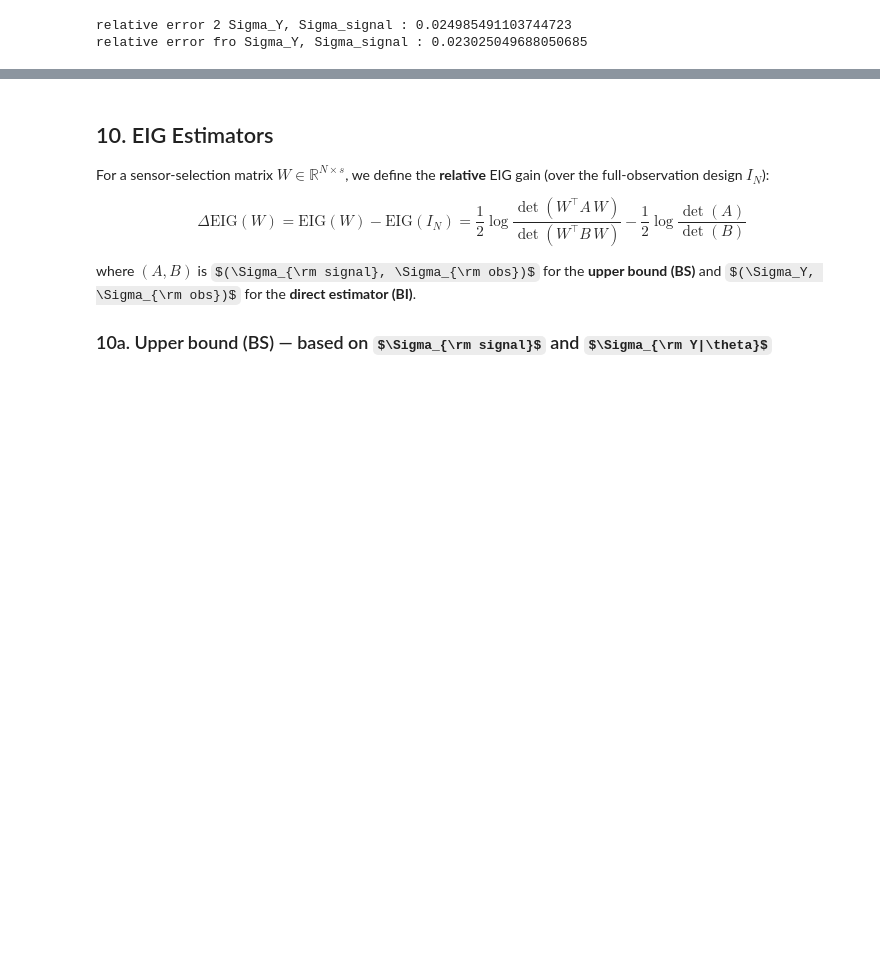
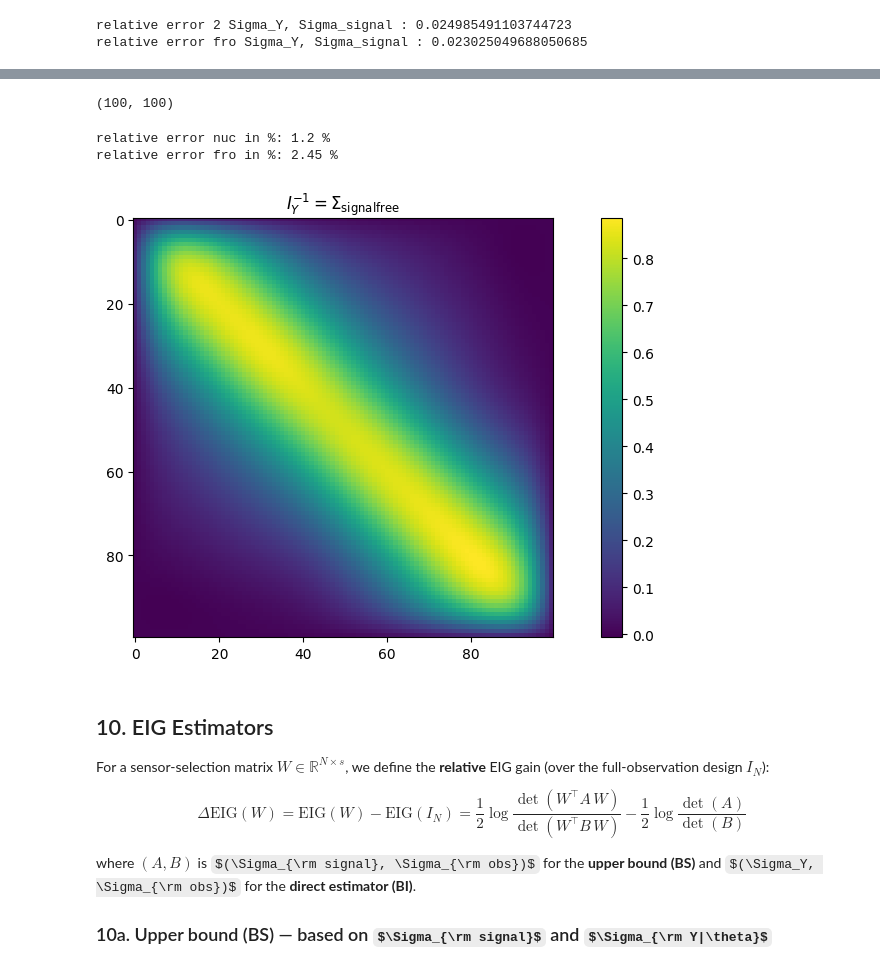
Before and after one commit to mohamed495/pyBOED, a Jupyter notebook: tutorials/notebooks/boed/tuto_conservative_bounds_GO.ipynb, the cells around one changed output, grey strips where cells are left out. Cells and saved outputs as stored; diff of their text form; code cells hidden in the pictures; some formulas as TeX source; blank space fills up the shorter version.

```diff
--- a/tutorials/notebooks/boed/tuto_gradient_free_GO.ipynb
+++ b/tutorials/notebooks/boed/tuto_conservative_bounds_GO.ipynb
@@ -798,7 +911,7 @@ $$
 # %%
 def solve_linear_matrix_regression_minimization(
     G,
-    prior,
+    joint_prior,
     Sigma_obs,
     n_samples=10000,
     random_state=0,
@@ -810,7 +923,7 @@ def solve_linear_matrix_regression_minimization(
 
     where
         theta ~ N(m_theta, Sigma_theta),
-        X = u(theta),
+        X = u(theta,eta),
         Y = X + eps,
         eps ~ N(0, Sigma_obs), independent.
 
@@ -829,16 +942,13 @@ def solve_linear_matrix_regression_minimization(
     stats : dict
         Extra moments and samples.
     """
-    rng = np.random.default_rng(random_state)
 
-    m_theta = np.asarray(prior.mu)
-    Sigma_theta = np.asarray(prior.Sigma)
     Sigma_obs = np.asarray(Sigma_obs)
+    rng = np.random.default_rng()
+    # d = m_theta.shape[0]
+    theta_samples, eta_samples = sample_joint_prior(joint_prior, n_samples, rng=rng)
 
-    d = m_theta.shape[0]
-    theta = rng.multivariate_normal(m_theta, Sigma_theta, size=n_samples)
-
-    X = np.asarray([G(th) for th in theta])
+    X = np.asarray([G(theta_samples[k],eta_samples[k]) for k in range(n_samples)])
     if X.ndim != 2:
         raise ValueError("u(theta) must return a 1D array with fixed length p.")
 
@@ -883,3 +993,29 @@ def solve_linear_matrix_regression_minimization(
     }
 
     return A_star, b_star, M_emp, M_formula, stats
+# %%
+A_star, b_star, M_emp, M_formula, stats = solve_linear_matrix_regression_minimization(
+    G = G,
+    joint_prior = joint_prior,
+    Sigma_obs = noise.get_covariance(N),
+    n_samples=50000,
+    random_state=0,
+)
+print(M_emp.shape)
+# %% [output]
+(100, 100)
+# %%
+print(f"relative error nuc in %: {np.round(np.linalg.norm(M_emp-M_formula,ord='nuc')*100/np.linalg.norm(M_formula,ord='nuc'),2)} %")
+print(f"relative error fro in %: {np.round(np.linalg.norm(M_emp-M_formula,ord='nuc')*100/np.linalg.norm(M_formula,ord='fro'),2)} %")
+# %% [output]
+relative error nuc in %: 1.2 %
+relative error fro in %: 2.45 %
+# %%
+Sigma_obs = noise.get_covariance(N)
+Sobs_inv = np.linalg.inv(Sigma_obs)
+Iy = Sobs_inv @ (np.eye(N) - M_formula @ Sobs_inv)
+Sigma_signal_free = np.linalg.inv(Iy)
+# %%
+plot_matrices([Sigma_signal_free], [r"$I_Y^{-1} = \Sigma_{\rm signal free}$"], figsize=(10, 5))
+# %% [output]
+[figure, added]
```
Also changed, not shown: parts of 8 cells of this notebook, 12 other files.
